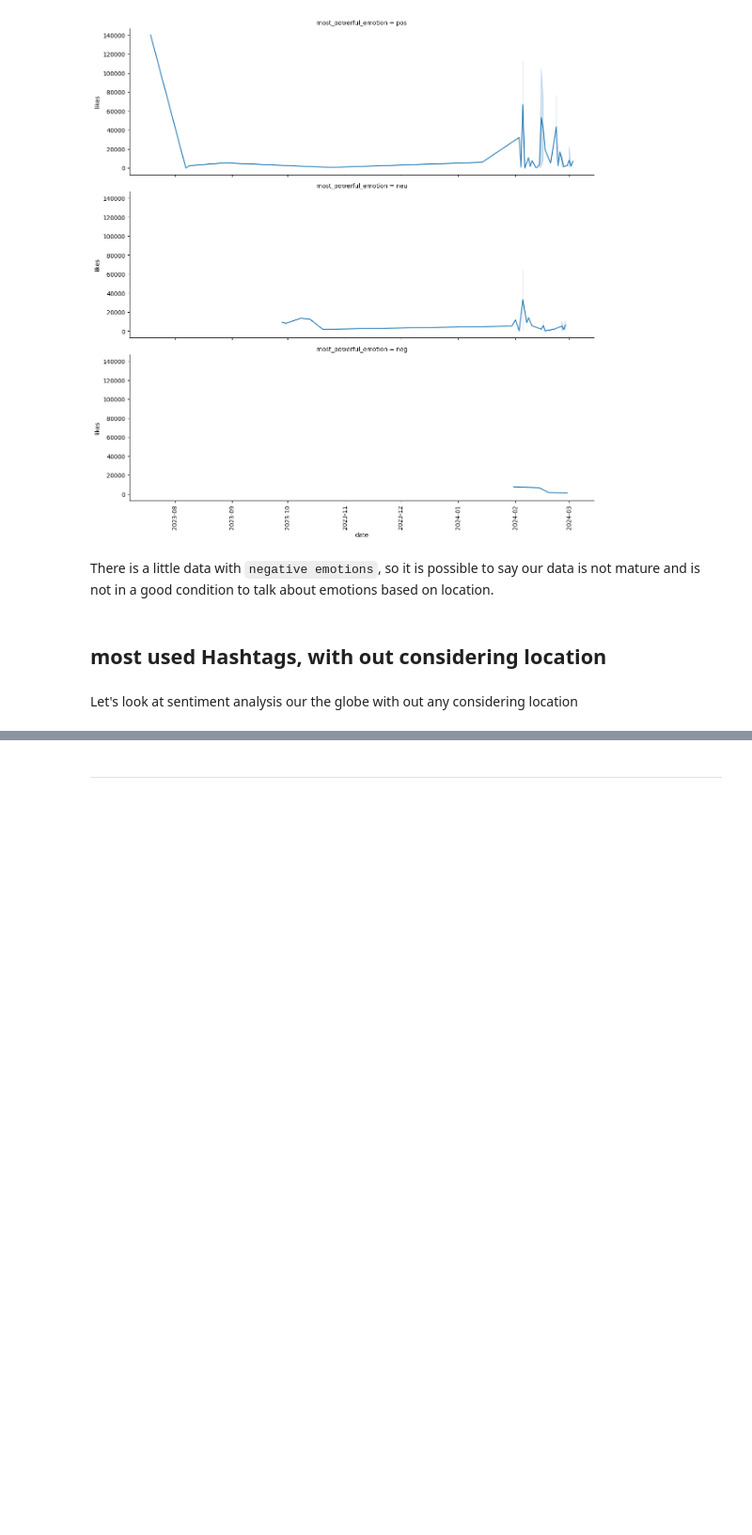
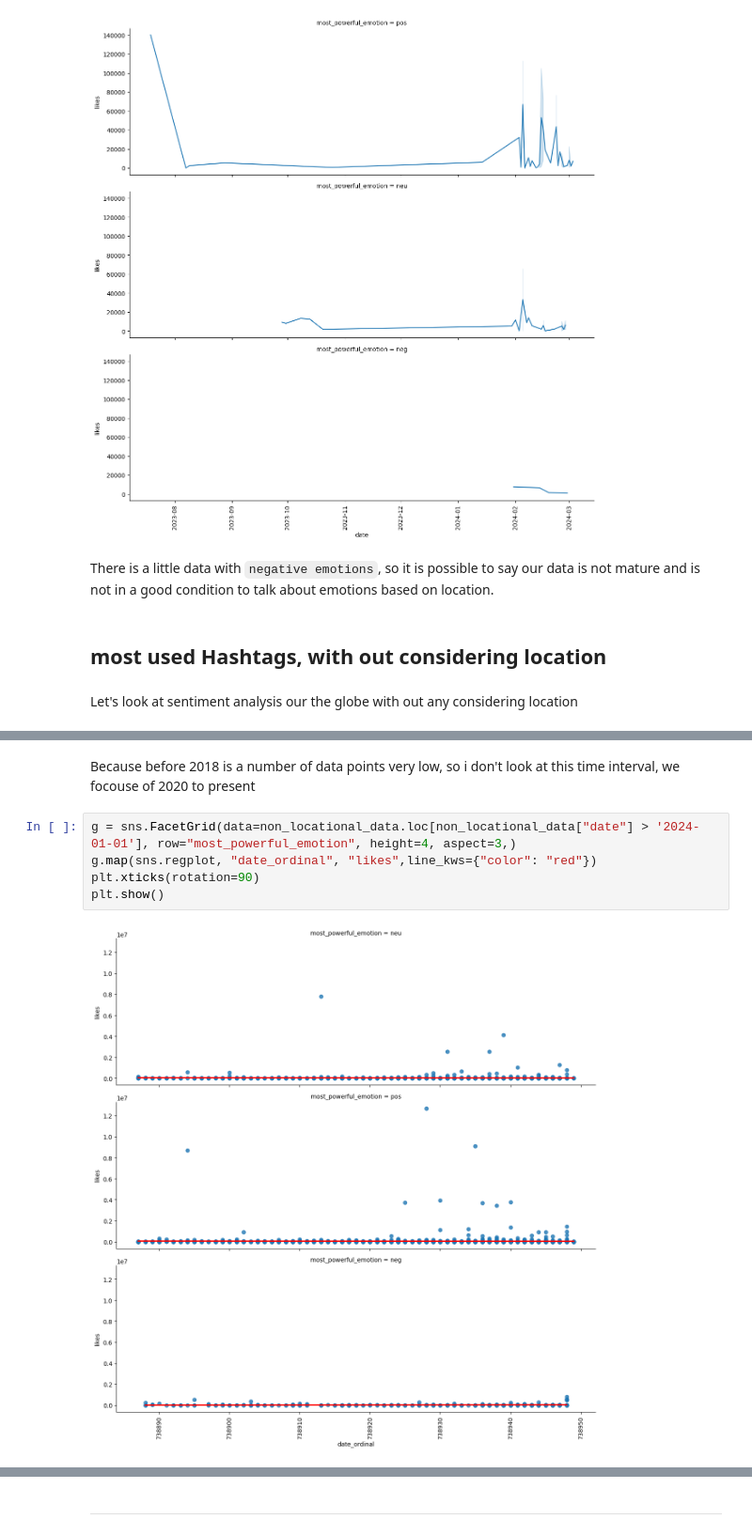
Before and after one commit to saeedshirani/Inastagram-data-analysis, a Jupyter notebook: 4.EDA/EDA.ipynb, the cells around one changed output, grey strips where cells are left out. Shown at 94% size. Cells and saved outputs as stored; diff of their text form; blank space fills up the shorter version.

```diff
--- a/4.EDA/EDA.ipynb
+++ b/4.EDA/EDA.ipynb
@@ -207,0 +248,9 @@ TypeError: unsupported operand type(s) for *: 'Timestamp' and 'float'
+# %% [markdown]
+Because before 2018 is a number of data points very low, so i don't look at this time interval, we focouse of 2020 to present
+# %%
+g = sns.FacetGrid(data=non_locational_data.loc[non_locational_data["date"] > '2024-01-01'], row="most_powerful_emotion", height=4, aspect=3,)
+g.map(sns.regplot, "date_ordinal", "likes",line_kws={"color": "red"})
+plt.xticks(rotation=90)
+plt.show()
+# %% [output]
+[figure, added]
```
Also changed, not shown: parts of 16 cells of this notebook.
